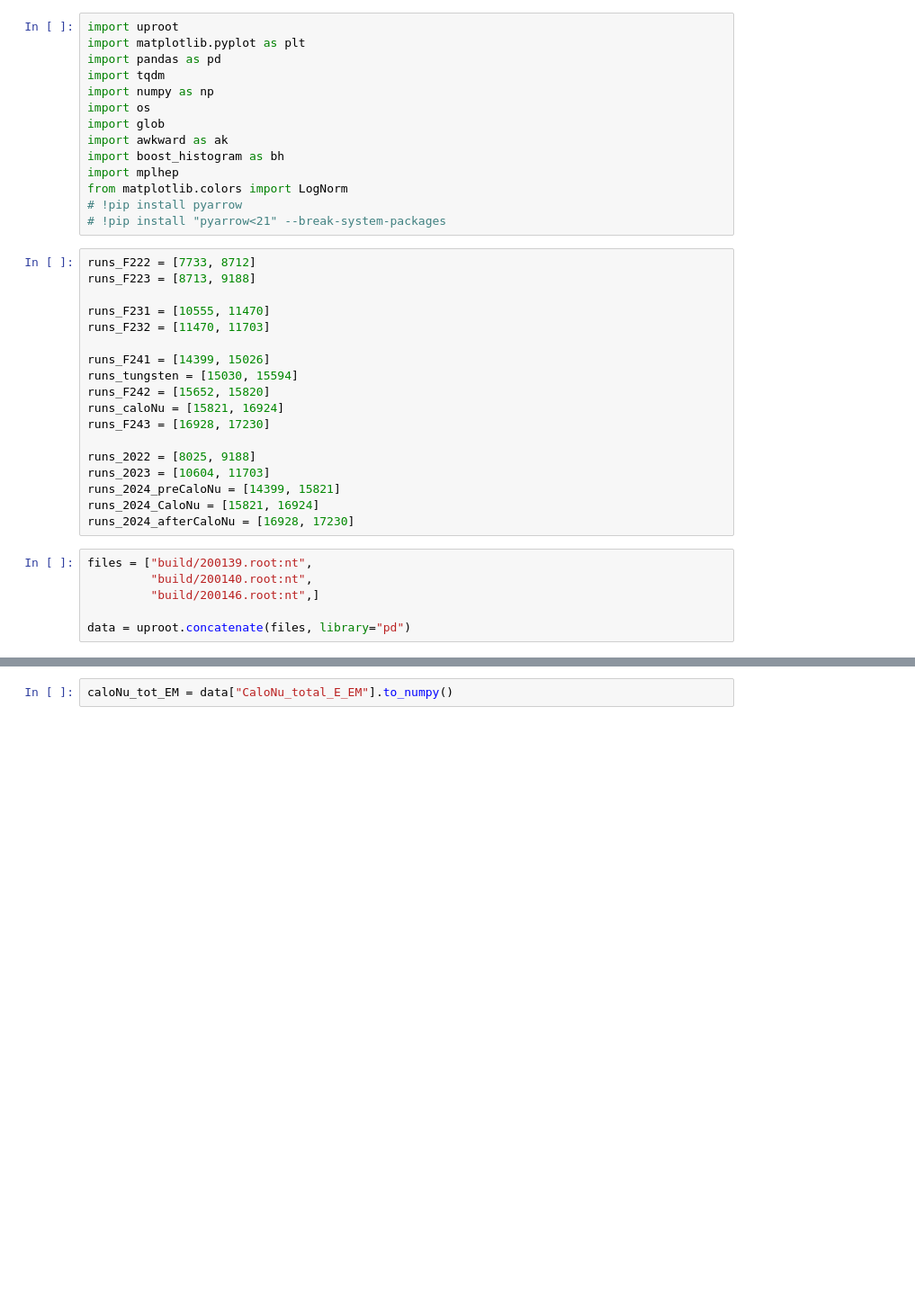
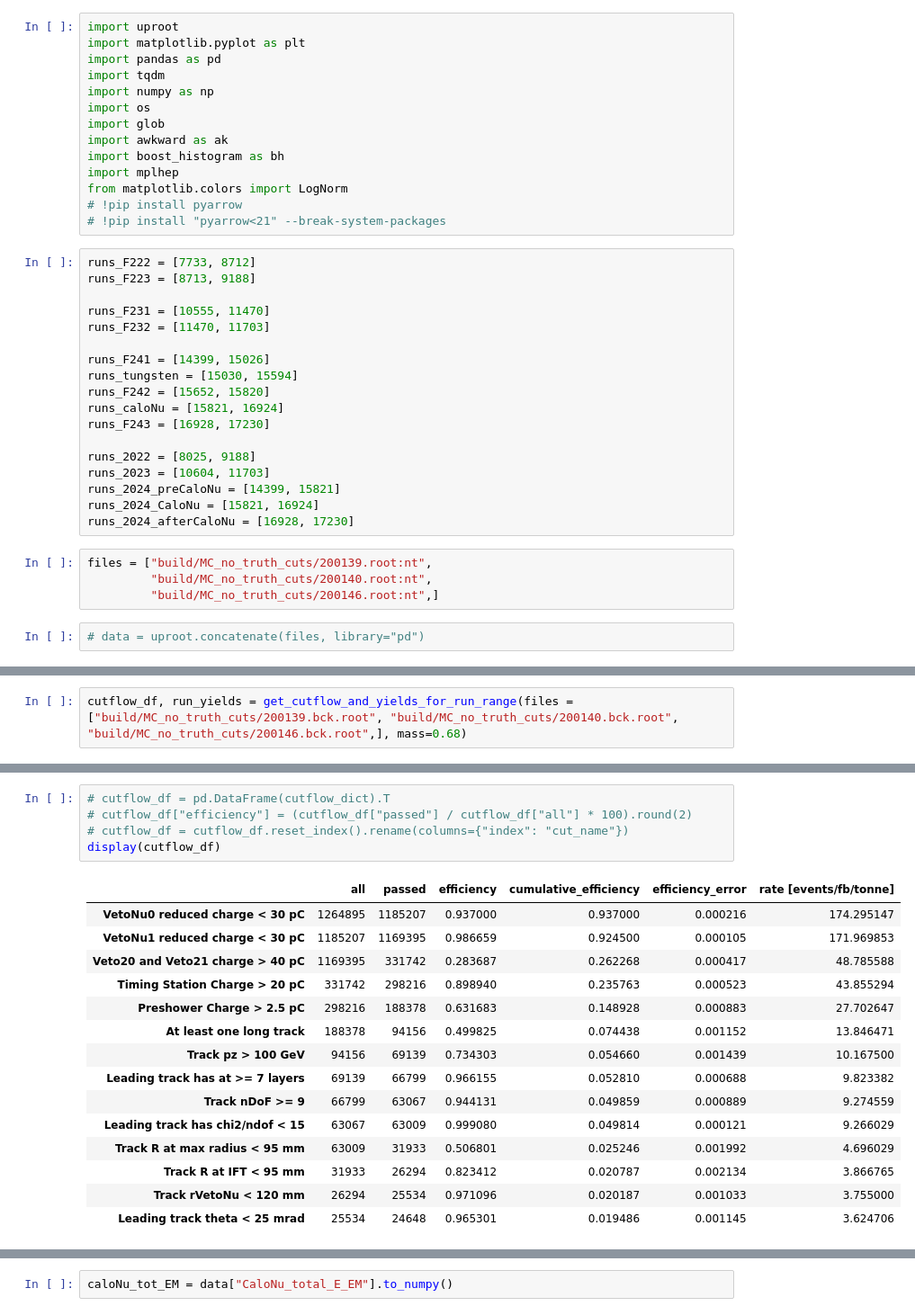
Before and after one commit to benw22022/nuAnalysis, a Jupyter notebook: check_caloNu.ipynb, the cells around one changed output, grey strips where cells are left out. Shown at 90% size. Cells and saved outputs as stored; diff of their text form; blank space fills up the shorter version.

```diff
--- a/check_caloNu.ipynb
+++ b/check_caloNu.ipynb
@@ -30,9 +30,9 @@ runs_2023 = [10604, 11703]
 runs_2024_preCaloNu = [14399, 15821]
 runs_2024_CaloNu = [15821, 16924]
 runs_2024_afterCaloNu = [16928, 17230]
+# %%
+files = ["build/MC_no_truth_cuts/200139.root:nt",
+         "build/MC_no_truth_cuts/200140.root:nt",
+         "build/MC_no_truth_cuts/200146.root:nt",]
 # %%
-files = ["build/200139.root:nt",
-         "build/200140.root:nt",
-         "build/200146.root:nt",]
-
-data = uproot.concatenate(files, library="pd")
+# data = uproot.concatenate(files, library="pd")
@@ -38,0 +94,2 @@ data = uproot.concatenate(files, library="pd")
+# %%
+cutflow_df, run_yields = get_cutflow_and_yields_for_run_range(files = ["build/MC_no_truth_cuts/200139.bck.root", "build/MC_no_truth_cuts/200140.bck.root", "build/MC_no_truth_cuts/200146.bck.root",], mass=0.68)
@@ -38,0 +122,21 @@ data = uproot.concatenate(files, library="pd")
+# %%
+# cutflow_df = pd.DataFrame(cutflow_dict).T
+# cutflow_df["efficiency"] = (cutflow_df["passed"] / cutflow_df["all"] * 100).round(2)
+# cutflow_df = cutflow_df.reset_index().rename(columns={"index": "cut_name"})
+display(cutflow_df)
+# %% [output]
+|  | all | passed | efficiency | cumulative_efficiency | efficiency_error | rate [events/fb/tonne] |
+| VetoNu0 reduced charge < 30 pC | 1264895 | 1185207 | 0.937000 | 0.937000 | 0.000216 | 174.295147 |
+| VetoNu1 reduced charge < 30 pC | 1185207 | 1169395 | 0.986659 | 0.924500 | 0.000105 | 171.969853 |
+| Veto20 and Veto21 charge > 40 pC | 1169395 | 331742 | 0.283687 | 0.262268 | 0.000417 | 48.785588 |
+| Timing Station Charge > 20 pC | 331742 | 298216 | 0.898940 | 0.235763 | 0.000523 | 43.855294 |
+| Preshower Charge > 2.5 pC | 298216 | 188378 | 0.631683 | 0.148928 | 0.000883 | 27.702647 |
+| At least one long track | 188378 | 94156 | 0.499825 | 0.074438 | 0.001152 | 13.846471 |
+| Track pz > 100 GeV | 94156 | 69139 | 0.734303 | 0.054660 | 0.001439 | 10.167500 |
+| Leading track has at >= 7 layers | 69139 | 66799 | 0.966155 | 0.052810 | 0.000688 | 9.823382 |
+| Track nDoF >= 9 | 66799 | 63067 | 0.944131 | 0.049859 | 0.000889 | 9.274559 |
+| Leading track has chi2/ndof < 15 | 63067 | 63009 | 0.999080 | 0.049814 | 0.000121 | 9.266029 |
+| Track R at max radius < 95 mm | 63009 | 31933 | 0.506801 | 0.025246 | 0.001992 | 4.696029 |
+| Track R at IFT < 95 mm | 31933 | 26294 | 0.823412 | 0.020787 | 0.002134 | 3.866765 |
+| Track rVetoNu < 120 mm | 26294 | 25534 | 0.971096 | 0.020187 | 0.001033 | 3.755000 |
+| Leading track theta < 25 mrad | 25534 | 24648 | 0.965301 | 0.019486 | 0.001145 | 3.624706 |
```
Also changed, not shown: parts of 37 cells of this notebook, 48 other files.
